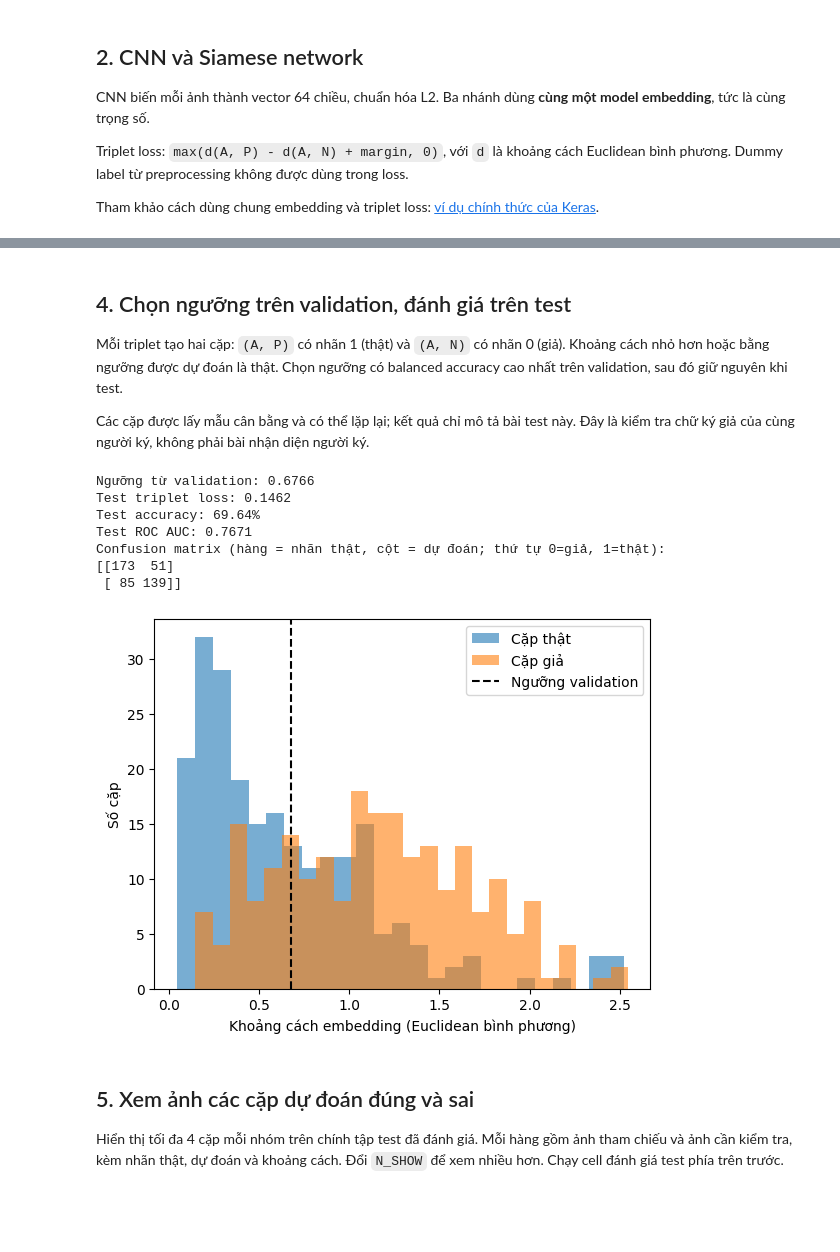
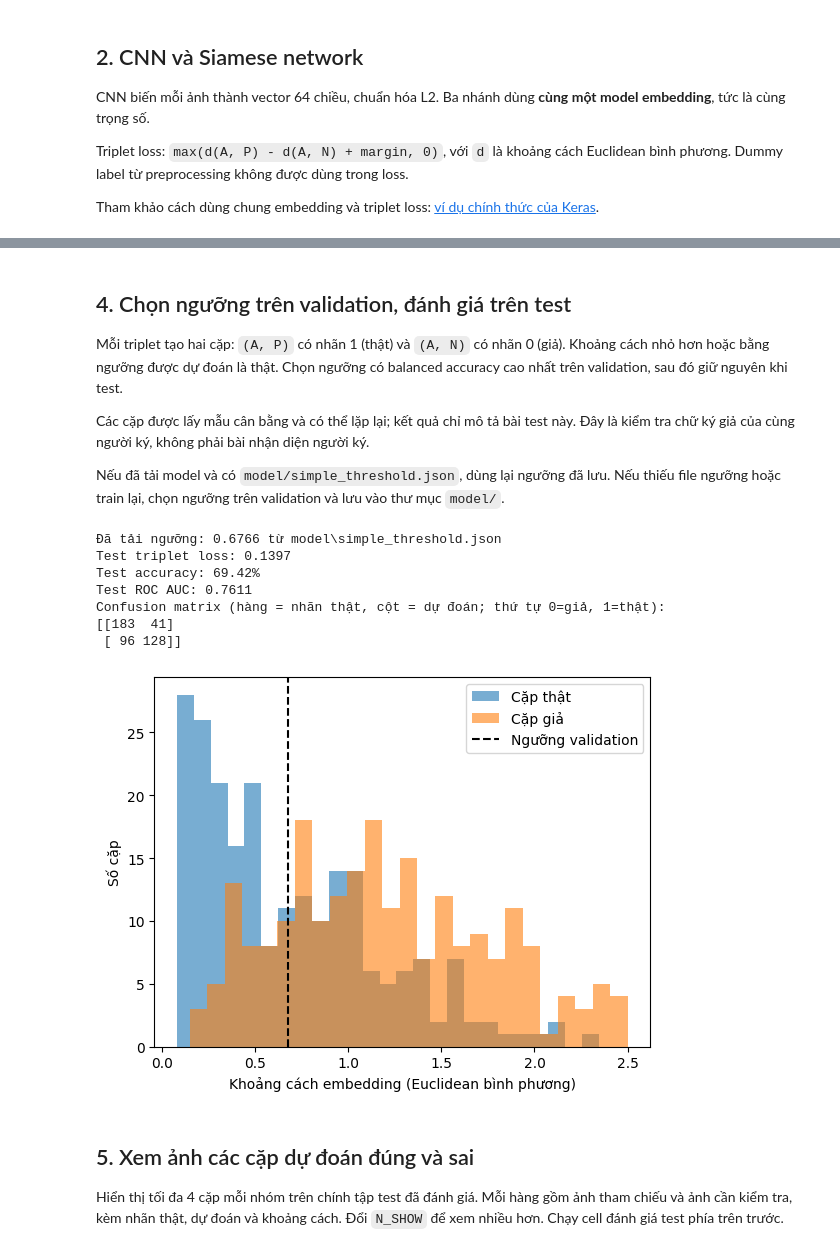
Before and after one commit to Dangtooo/signature-verification, a Jupyter notebook: simple.ipynb, the cells around one changed output, grey strips where cells are left out. Cells and saved outputs as stored; diff of their text form; code cells hidden in the pictures; blank space fills up the shorter version.

Commit message:
add feature that use model if existed

```diff
--- a/simple.ipynb
+++ b/simple.ipynb
@@ -39,9 +39,18 @@ BATCH_SIZE = 16
 EPOCHS = 10
 MARGIN = 0.2
 
-train_ds = make_balanced_triplet_dataset(
-    writers, train_w, num_samples=len(train_w) * 64, batch_size=BATCH_SIZE
-)
+MODEL_DIR = Path("model")
+MODEL_DIR.mkdir(parents=True, exist_ok=True)
+MODEL_PATH = MODEL_DIR / "simple_embedding.keras"
+THRESHOLD_PATH = MODEL_DIR / "simple_threshold.json"
+FORCE_RETRAIN = False  # Đổi thành True để train lại và ghi đè model/ngưỡng.
+MODEL_LOADED = MODEL_PATH.is_file() and not FORCE_RETRAIN
+
+train_ds = None
+if not MODEL_LOADED:
+    train_ds = make_balanced_triplet_dataset(
+        writers, train_w, num_samples=len(train_w) * 64, batch_size=BATCH_SIZE
+    )
 val_ds = make_balanced_triplet_dataset(
     writers, val_w, num_samples=len(val_w) * 32,
     batch_size=BATCH_SIZE, shuffle_writers=False
@@ -154,6 +172,8 @@ Epoch 4/10
 Mỗi triplet tạo hai cặp: `(A, P)` có nhãn 1 (thật) và `(A, N)` có nhãn 0 (giả). Khoảng cách nhỏ hơn hoặc bằng ngưỡng được dự đoán là thật. Chọn ngưỡng có balanced accuracy cao nhất trên validation, sau đó giữ nguyên khi test.
 
 Các cặp được lấy mẫu cân bằng và có thể lặp lại; kết quả chỉ mô tả bài test này. Đây là kiểm tra chữ ký giả của cùng người ký, không phải bài nhận diện người ký.
+
+Nếu đã tải model và có `model/simple_threshold.json`, dùng lại ngưỡng đã lưu. Nếu thiếu file ngưỡng hoặc train lại, chọn ngưỡng trên validation và lưu vào thư mục `model/`.
 # %%
 def pair_distances(dataset):
     distances, labels = [], []
@@ -161,47 +181,58 @@ def pair_distances(dataset):
         ea = embedding(a, training=False).numpy()
         ep = embedding(p, training=False).numpy()
         en = embedding(n, training=False).numpy()
         distances.extend([
             np.sum((ea - ep) ** 2, axis=1),
             np.sum((ea - en) ** 2, axis=1),
         ])
         labels.extend([np.ones(len(ea)), np.zeros(len(ea))])
     return np.concatenate(distances), np.concatenate(labels).astype(int)
 
 
-val_distance, val_label = pair_distances(val_ds)
-# ROC dùng điểm giống nhau = -distance (điểm lớn => giống hơn).
-fpr, tpr, thresholds = roc_curve(val_label, -val_distance, drop_intermediate=False)
-finite = np.flatnonzero(np.isfinite(thresholds))
-best = finite[np.argmax((tpr - fpr)[finite])]
-threshold = float(-thresholds[best])
-print(f"Ngưỡng từ validation: {threshold:.4f}")
+if MODEL_LOADED and THRESHOLD_PATH.is_file():
+    with THRESHOLD_PATH.open(encoding="utf-8") as f:
+        saved_threshold = json.load(f)
+    if tuple(saved_threshold["image_size"]) != IMG_SIZE:
+        raise ValueError("Kích thước ảnh trong file ngưỡng không khớp IMG_SIZE.")
+    threshold = float(saved_threshold["threshold"])
+    print(f"Đã tải ngưỡng: {threshold:.4f} từ {THRESHOLD_PATH}")
+else:
+    val_distance, val_label = pair_distances(val_ds)
+    # ROC dùng điểm giống nhau = -distance (điểm lớn => giống hơn).
+    fpr, tpr, thresholds = roc_curve(val_label, -val_distance, drop_intermediate=False)
+    finite = np.flatnonzero(np.isfinite(thresholds))
+    best = finite[np.argmax((tpr - fpr)[finite])]
+    threshold = float(-thresholds[best])
+    print(f"Ngưỡng từ validation: {threshold:.4f}")
+    with THRESHOLD_PATH.open("w", encoding="utf-8") as f:
+        json.dump({"threshold": threshold, "image_size": list(IMG_SIZE)}, f, indent=2)
+    print(f"Đã lưu ngưỡng: {THRESHOLD_PATH}")
 
 test_loss = siamese.evaluate(test_ds, verbose=0)
 test_distance, test_label = pair_distances(test_ds)
 test_prediction = (test_distance <= threshold).astype(int)
 print(f"Test triplet loss: {test_loss:.4f}")
 print(f"Test accuracy: {accuracy_score(test_label, test_prediction):.2%}")
 print(f"Test ROC AUC: {roc_auc_score(test_label, -test_distance):.4f}")
 print("Confusion matrix (hàng = nhãn thật, cột = dự đoán; thứ tự 0=giả, 1=thật):")
 print(confusion_matrix(test_label, test_prediction, labels=[0, 1]))
 
 plt.hist(test_distance[test_label == 1], bins=25, alpha=0.6, label="Cặp thật")
 plt.hist(test_distance[test_label == 0], bins=25, alpha=0.6, label="Cặp giả")
 plt.axvline(threshold, color="black", linestyle="--", label="Ngưỡng validation")
 plt.xlabel("Khoảng cách embedding (Euclidean bình phương)")
 plt.ylabel("Số cặp")
 plt.legend()
 plt.show()
 # %% [output]
-Ngưỡng từ validation: 0.6766
-Test triplet loss: 0.1462
-Test accuracy: 69.64%
-Test ROC AUC: 0.7671
+Đã tải ngưỡng: 0.6766 từ model\simple_threshold.json
+Test triplet loss: 0.1397
+Test accuracy: 69.42%
+Test ROC AUC: 0.7611
 Confusion matrix (hàng = nhãn thật, cột = dự đoán; thứ tự 0=giả, 1=thật):
-[[173  51]
- [ 85 139]]
+[[183  41]
+ [ 96 128]]
-[figure, old version]
+[figure, new version]
 # %% [markdown]
 ## 5. Xem ảnh các cặp dự đoán đúng và sai
 
```
Also changed, not shown: parts of 7 cells of this notebook.
